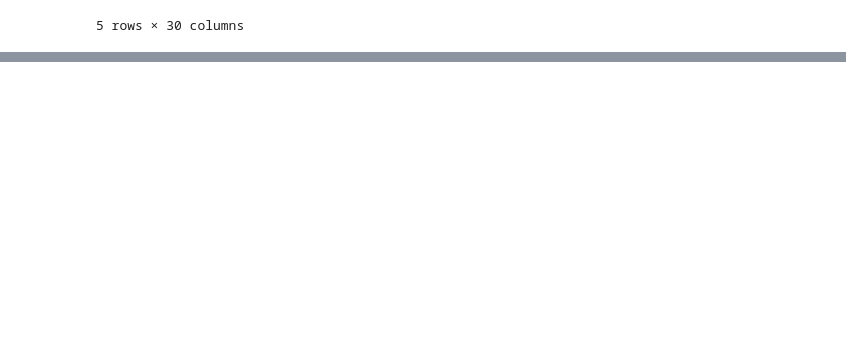
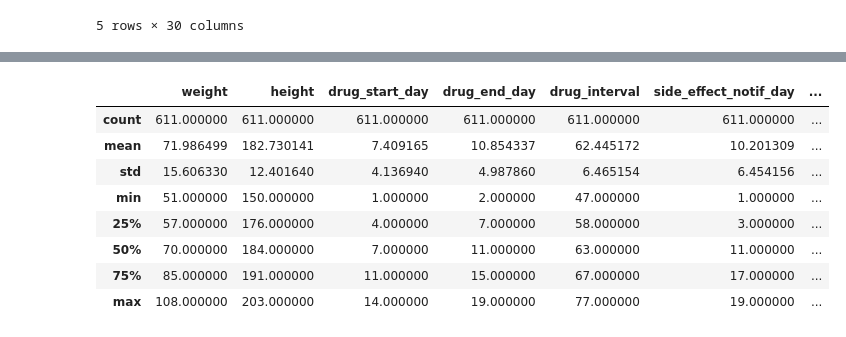
Before and after one commit to yusufmertcel/Pusula_YusufMert_Celikarslan, a Jupyter notebook: data_analysis.ipynb, the cells around one changed output, grey strips where cells are left out. Drawn from its saved outputs; the diff is of its cells as text; code cells hidden in the pictures; blank space fills up the shorter version.

```diff
--- a/data_analysis.ipynb
+++ b/data_analysis.ipynb
@@ -486,0 +475,12 @@ plt.show()
+# %%
+cluster_1.describe() # 13 - 50 yas arası ortalama 29 yasındaki kişiler
+# %% [output]
+|  | weight | height | drug_start_day | drug_end_day | drug_interval | side_effect_notif_day | ... |
+| count | 611.000000 | 611.000000 | 611.000000 | 611.000000 | 611.000000 | 611.000000 | ... |
+| mean | 71.986499 | 182.730141 | 7.409165 | 10.854337 | 62.445172 | 10.201309 | ... |
+| std | 15.606330 | 12.401640 | 4.136940 | 4.987860 | 6.465154 | 6.454156 | ... |
+| min | 51.000000 | 150.000000 | 1.000000 | 2.000000 | 47.000000 | 1.000000 | ... |
+| 25% | 57.000000 | 176.000000 | 4.000000 | 7.000000 | 58.000000 | 3.000000 | ... |
+| 50% | 70.000000 | 184.000000 | 7.000000 | 11.000000 | 63.000000 | 11.000000 | ... |
+| 75% | 85.000000 | 191.000000 | 11.000000 | 15.000000 | 67.000000 | 17.000000 | ... |
+| max | 108.000000 | 203.000000 | 14.000000 | 19.000000 | 77.000000 | 19.000000 | ... |
```
Also changed, not shown: parts of 9 cells of this notebook.
